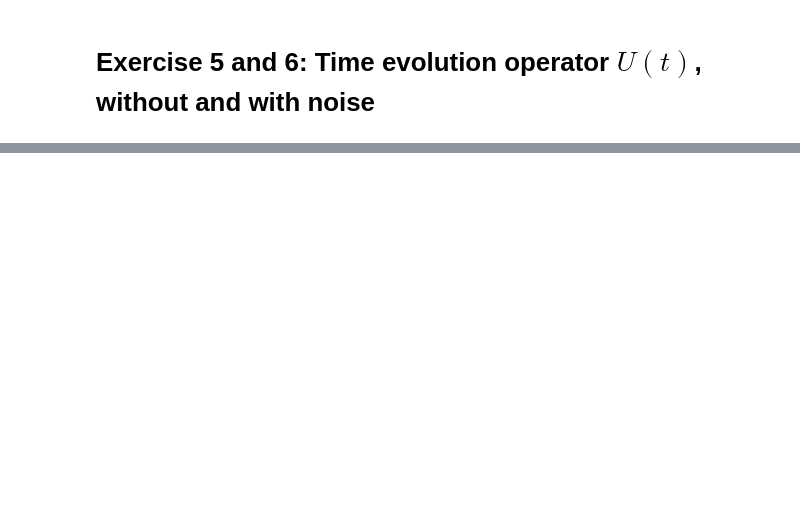
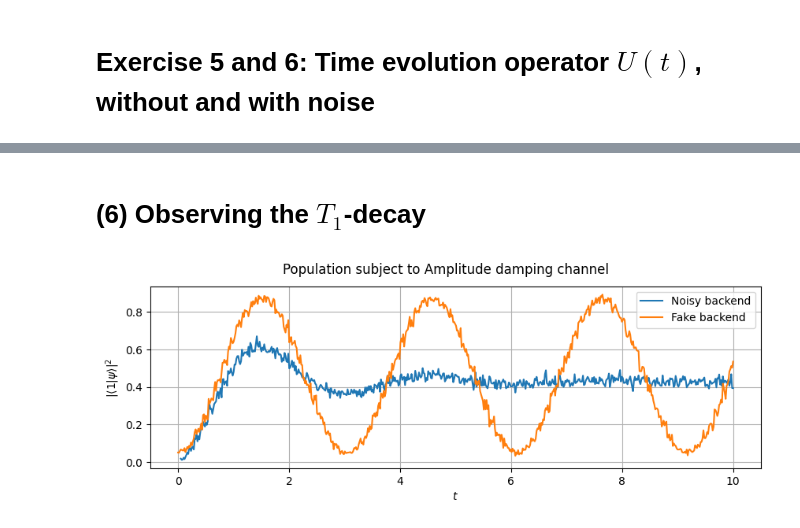
Before and after one commit to HendrikKuehne/FOPRA_34, a Jupyter notebook: ex5_6_7.ipynb, the cells around one changed output, grey strips where cells are left out. Saved outputs shown, nothing was run; the diff lists cells and outputs as text; code cells hidden in the pictures; blank space fills up the shorter version.

```diff
--- a/ex5_6_7.ipynb
+++ b/ex5_6_7.ipynb
@@ -70,9 +134,14 @@ for i,t in enumerate(tAxis):
 # %%
-# (6,7) changing dt
-dt = 0.01
-populations_6_7 = np.zeros(shape=(tAxis.shape[0],2))
+# decay time T1
+w = 25.5
+w0 = 25
+w1 = 2
+dt = 0.05
+nShots = 800
+tAxis_67T1 = np.linspace(start=0,stop=10,num=600)
+populations_67T1 = np.zeros(shape=(tAxis_67T1.shape[0],2))
 
-for i,t in enumerate(tAxis):
+for i,t in enumerate(tAxis_67T1):
     circ = qiskit.QuantumCircuit(1,1)
     # adding the time evolution
     circ = time_evolve(circ,t,dt,w,w0,w1)
@@ -80,6 +149,6 @@ for i,t in enumerate(tAxis):
     circ.measure(qubit=0,cbit=0)
 
     # running the noisy circuit 400 times
-    populations_6_7[i,0] = sim_noise.run(circ,shots=nShots).result().get_counts(circ).get("1")
-    # running the circuit on the fake backend 400 times
-    populations_6_7[i,1] = sim_fake.run(run_input=circ,shots=nShots).result().get_counts(circ).get("1")
+    populations_67T1[i,0] = sim_noise.run(circ,shots=nShots).result().get_counts(circ).get("1")
+    # running the fake circuit 400 times
+    populations_67T1[i,1] = sim_fake.run(circ,shots=nShots).result().get_counts(circ).get("1")
@@ -165,0 +232,15 @@ Text(0, 0.5, '$|\\langle 1|\\psi\\rangle|^2$')
+# %% [markdown]
+# (6) Observing the $T_1$-decay
+# %%
+fig_67T1,ax_67T1 = plt.subplots(nrows=1,ncols=1,figsize=(10,3))
+fig_67T1.suptitle("Population subject to Amplitude damping channel")
+ax_67T1.plot(tAxis_67T1,populations_67T1[:,0] / 800,label="Noisy backend")
+ax_67T1.plot(tAxis_67T1,populations_67T1[:,1] / 800,label="Fake backend")
+ax_67T1.set_xlabel("$t$")
+ax_67T1.set_ylabel(r"$|\langle 1|\psi\rangle|^2$")
+ax_67T1.grid()
+ax_67T1.legend()
+
+fig_67T1.savefig("plots/ex67T1.pdf",bbox_inches="tight")
+# %% [output]
+[figure, added]
```
Also changed, not shown: parts of 18 cells of this notebook, 10 other files.
